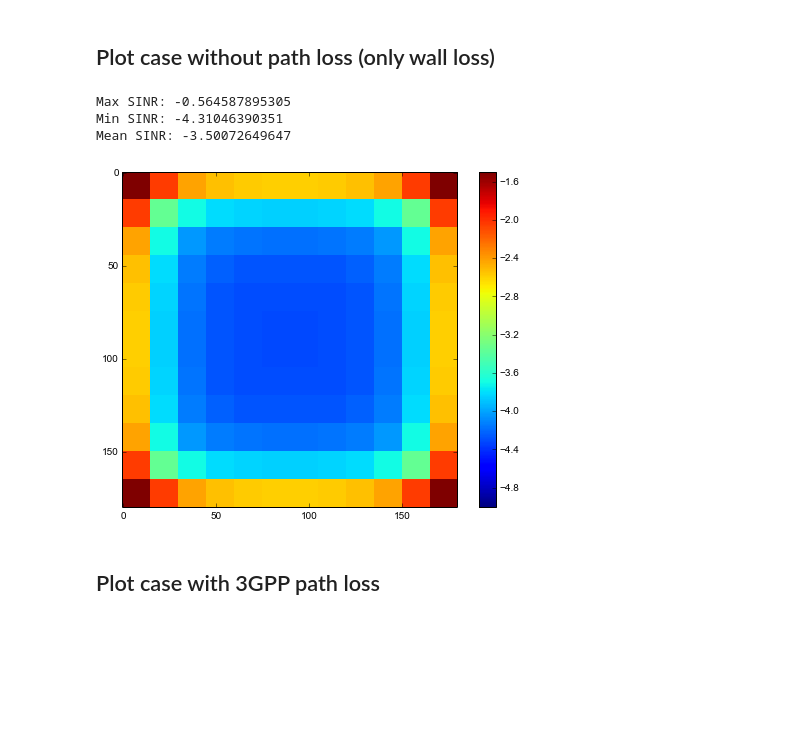
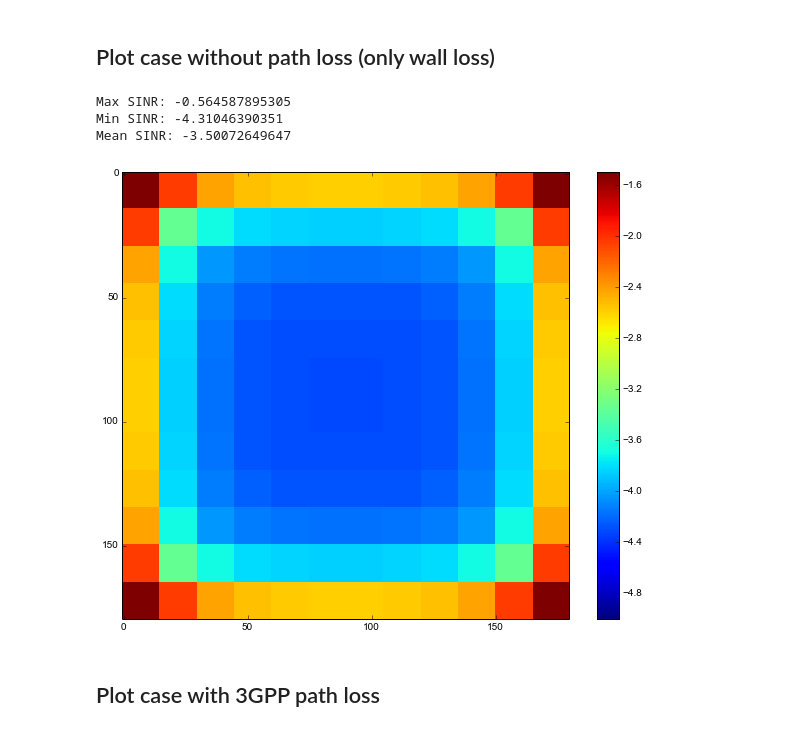
Before and after one commit to darcamo/pyphysim, a Jupyter notebook: ipython_notebooks/METIS Simple Scenario.ipynb, the cells around one changed output. Cells and saved outputs as stored; diff of their text form; code cells hidden in the pictures; blank space fills up the shorter version.

```diff
--- a/ipython_notebooks/METIS Simple Scenario.ipynb
+++ b/ipython_notebooks/METIS Simple Scenario.ipynb
@@ -51,6 +52,25 @@ out = perform_simulation(scenario_params, power_params)
  sinr_array_pl_3gpp_dB,
  sinr_array_pl_free_space_dB,
  sinr_array_pl_metis_ps7_dB) = out
+# %%
+num_discrete_positions_per_room = 15
+
+sinr_array_pl_nothing_dB2 = prepare_sinr_array_for_color_plot(
+    sinr_array_pl_nothing_dB,
+    scenario_params['num_rooms_per_side'],
+    num_discrete_positions_per_room)
+sinr_array_pl_3gpp_dB2 = prepare_sinr_array_for_color_plot(
+    sinr_array_pl_3gpp_dB,
+    scenario_params['num_rooms_per_side'],
+    num_discrete_positions_per_room)
+sinr_array_pl_free_space_dB2 = prepare_sinr_array_for_color_plot(
+    sinr_array_pl_free_space_dB,
+    scenario_params['num_rooms_per_side'],
+    num_discrete_positions_per_room)
+sinr_array_pl_metis_ps7_dB2 = prepare_sinr_array_for_color_plot(
+    sinr_array_pl_metis_ps7_dB,
+    scenario_params['num_rooms_per_side'],
+    num_discrete_positions_per_room)
 # %% [markdown]
 ## Print Min/Mean/Max SIR values (no noise)
 # %%
@@ -98,18 +118,18 @@ First we will create the plots for a noise variance equal to zero.
 # %% [markdown]
 ## Plot case without path loss (only wall loss)
 # %%
-fig1, ax1 = plt.subplots(figsize=(8, 6))
+fig1, ax1 = plt.subplots(figsize=(10, 8))
 print "Max SINR: {0}".format(sinr_array_pl_nothing_dB.max())
 print "Min SINR: {0}".format(sinr_array_pl_nothing_dB.min())
 print "Mean SINR: {0}".format(sinr_array_pl_nothing_dB.mean())
-im1 = ax1.imshow(sinr_array_pl_nothing_dB, interpolation='nearest', vmax=-1.5, vmin=-5)
+im1 = ax1.imshow(sinr_array_pl_nothing_dB2, interpolation='nearest', vmax=-1.5, vmin=-5)
 fig1.colorbar(im1)
 plt.show()
 # %% [output]
 Max SINR: -0.564587895305
 Min SINR: -4.31046390351
 Mean SINR: -3.50072649647
-[figure, old version]
+[figure, new version]
 # %% [markdown]
 ## Plot case with 3GPP path loss
 # %%
```
Also changed, not shown: parts of 6 cells of this notebook.
